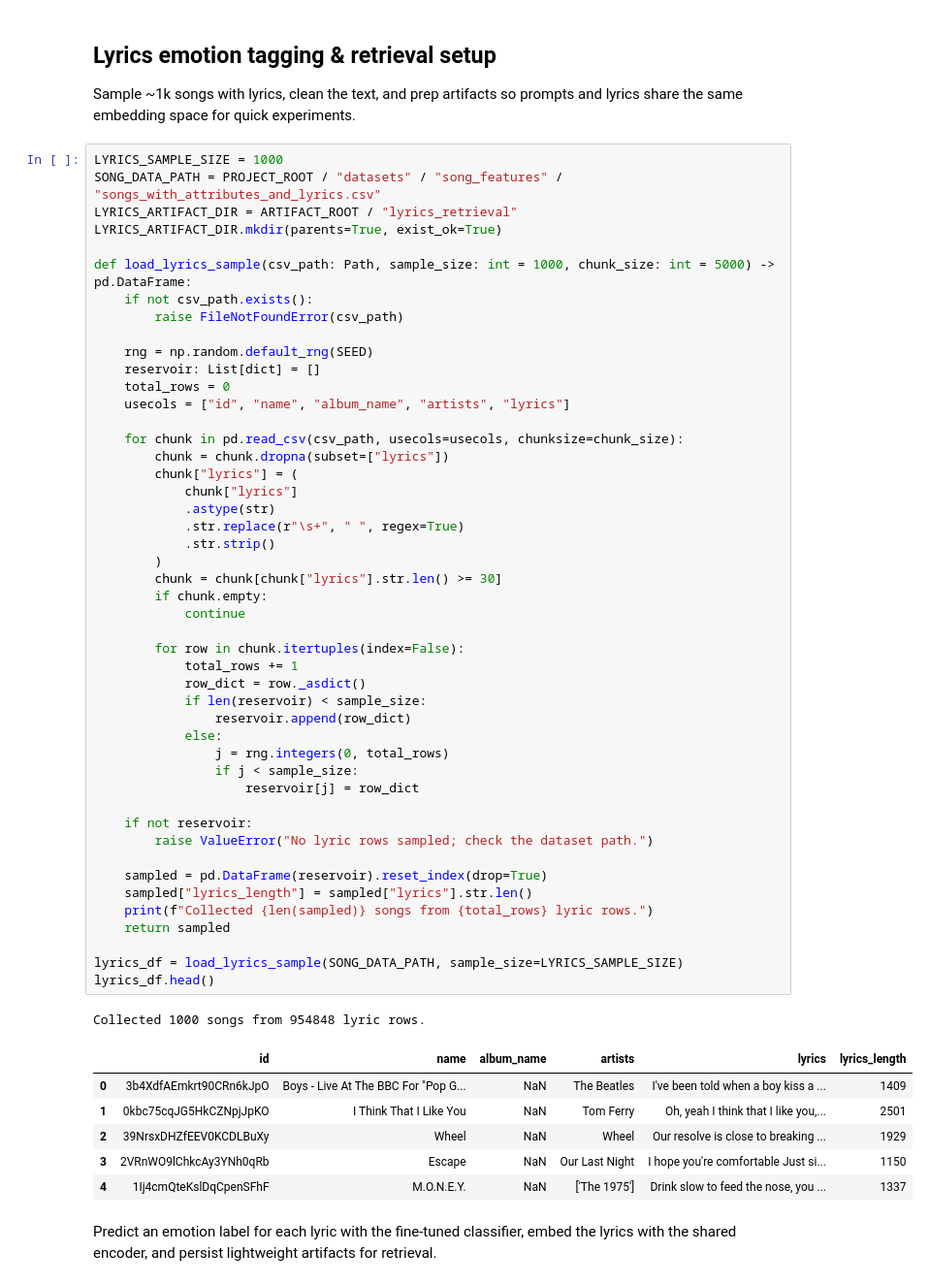
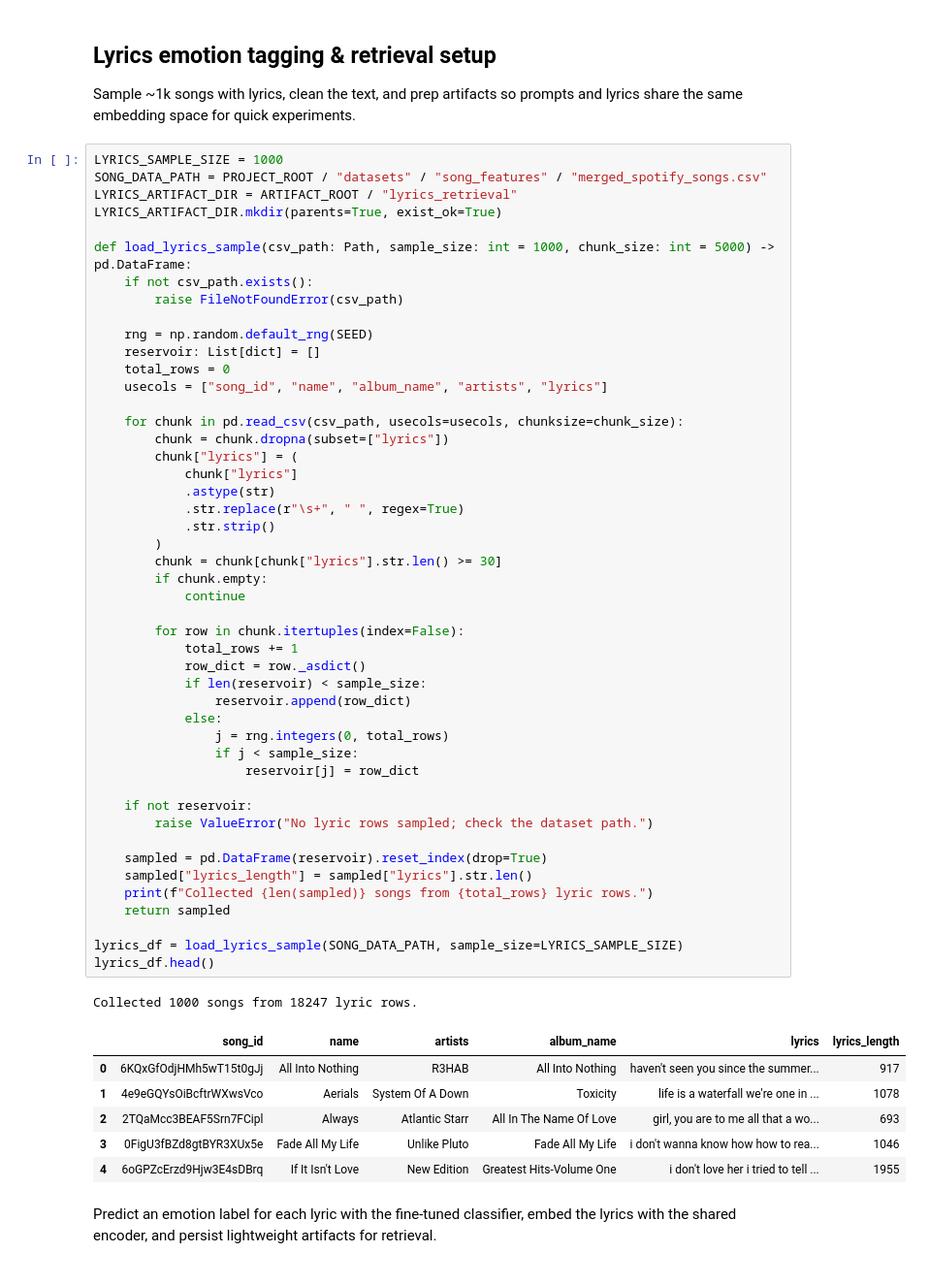
Before and after one commit to HimanshuSingh03/prompt2song, a Jupyter notebook: notebooks/01_text_emotion_encoder.ipynb, the cells around one changed output. Shown at 97% size. Saved outputs shown, nothing was run; the diff lists cells and outputs as text.

Commit message:
merging two datasets found on kaggle, passing subset of lyrics from dataset through emotion model, cell at bottom of notebook to get top 3 songs matching a text prompt

```diff
--- a/notebooks/01_text_emotion_encoder.ipynb
+++ b/notebooks/01_text_emotion_encoder.ipynb
@@ -315,7 +454,7 @@ Sample embeddings: -0.54034615
 Sample ~1k songs with lyrics, clean the text, and prep artifacts so prompts and lyrics share the same embedding space for quick experiments.
 # %%
 LYRICS_SAMPLE_SIZE = 1000
-SONG_DATA_PATH = PROJECT_ROOT / "datasets" / "song_features" / "songs_with_attributes_and_lyrics.csv"
+SONG_DATA_PATH = PROJECT_ROOT / "datasets" / "song_features" / "merged_spotify_songs.csv"
 LYRICS_ARTIFACT_DIR = ARTIFACT_ROOT / "lyrics_retrieval"
 LYRICS_ARTIFACT_DIR.mkdir(parents=True, exist_ok=True)
 
@@ -326,7 +465,7 @@ def load_lyrics_sample(csv_path: Path, sample_size: int = 1000, chunk_size: int
     rng = np.random.default_rng(SEED)
     reservoir: List[dict] = []
     total_rows = 0
-    usecols = ["id", "name", "album_name", "artists", "lyrics"]
+    usecols = ["song_id", "name", "album_name", "artists", "lyrics"]
 
     for chunk in pd.read_csv(csv_path, usecols=usecols, chunksize=chunk_size):
         chunk = chunk.dropna(subset=["lyrics"])
@@ -334,40 +473,40 @@ def load_lyrics_sample(csv_path: Path, sample_size: int = 1000, chunk_size: int
             chunk["lyrics"]
             .astype(str)
             .str.replace(r"\s+", " ", regex=True)
             .str.strip()
         )
         chunk = chunk[chunk["lyrics"].str.len() >= 30]
         if chunk.empty:
             continue
 
         for row in chunk.itertuples(index=False):
             total_rows += 1
             row_dict = row._asdict()
             if len(reservoir) < sample_size:
                 reservoir.append(row_dict)
             else:
                 j = rng.integers(0, total_rows)
                 if j < sample_size:
                     reservoir[j] = row_dict
 
     if not reservoir:
         raise ValueError("No lyric rows sampled; check the dataset path.")
 
     sampled = pd.DataFrame(reservoir).reset_index(drop=True)
     sampled["lyrics_length"] = sampled["lyrics"].str.len()
     print(f"Collected {len(sampled)} songs from {total_rows} lyric rows.")
     return sampled
 
 lyrics_df = load_lyrics_sample(SONG_DATA_PATH, sample_size=LYRICS_SAMPLE_SIZE)
 lyrics_df.head()
 # %% [output]
-Collected 1000 songs from 954848 lyric rows.
+Collected 1000 songs from 18247 lyric rows.
-|  | id | name | album_name | artists | lyrics | lyrics_length |
-| 0 | 3b4XdfAEmkrt90CRn6kJpO | Boys - Live At The BBC For "Pop G... | NaN | The Beatles | I've been told when a boy kiss a ... | 1409 |
-| 1 | 0kbc75cqJG5HkCZNpjJpKO | I Think That I Like You | NaN | Tom Ferry | Oh, yeah I think that I like you,... | 2501 |
-| 2 | 39NrsxDHZfEEV0KCDLBuXy | Wheel | NaN | Wheel | Our resolve is close to breaking ... | 1929 |
-| 3 | 2VRnWO9lChkcAy3YNh0qRb | Escape | NaN | Our Last Night | I hope you're comfortable Just si... | 1150 |
-| 4 | 1Ij4cmQteKslDqCpenSFhF | M.O.N.E.Y. | NaN | ['The 1975'] | Drink slow to feed the nose, you ... | 1337 |
+|  | song_id | name | artists | album_name | lyrics | lyrics_length |
+| 0 | 6KQxGfOdjHMh5wT15t0gJj | All Into Nothing | R3HAB | All Into Nothing | haven't seen you since the summer... | 917 |
+| 1 | 4e9eGQYsOiBcftrWXwsVco | Aerials | System Of A Down | Toxicity | life is a waterfall we're one in ... | 1078 |
+| 2 | 2TQaMcc3BEAF5Srn7FCipl | Always | Atlantic Starr | All In The Name Of Love | girl, you are to me all that a wo... | 693 |
+| 3 | 0FigU3fBZd8gtBYR3XUx5e | Fade All My Life | Unlike Pluto | Fade All My Life | i don't wanna know how how to rea... | 1046 |
+| 4 | 6oGPZcErzd9Hjw3E4sDBrq | If It Isn't Love | New Edition | Greatest Hits-Volume One | i don't love her i tried to tell ... | 1955 |
 # %% [markdown]
 Predict an emotion label for each lyric with the fine-tuned classifier, embed the lyrics with the shared encoder, and persist lightweight artifacts for retrieval.
 # %%
```
Also changed, not shown: parts of 6 cells of this notebook.
